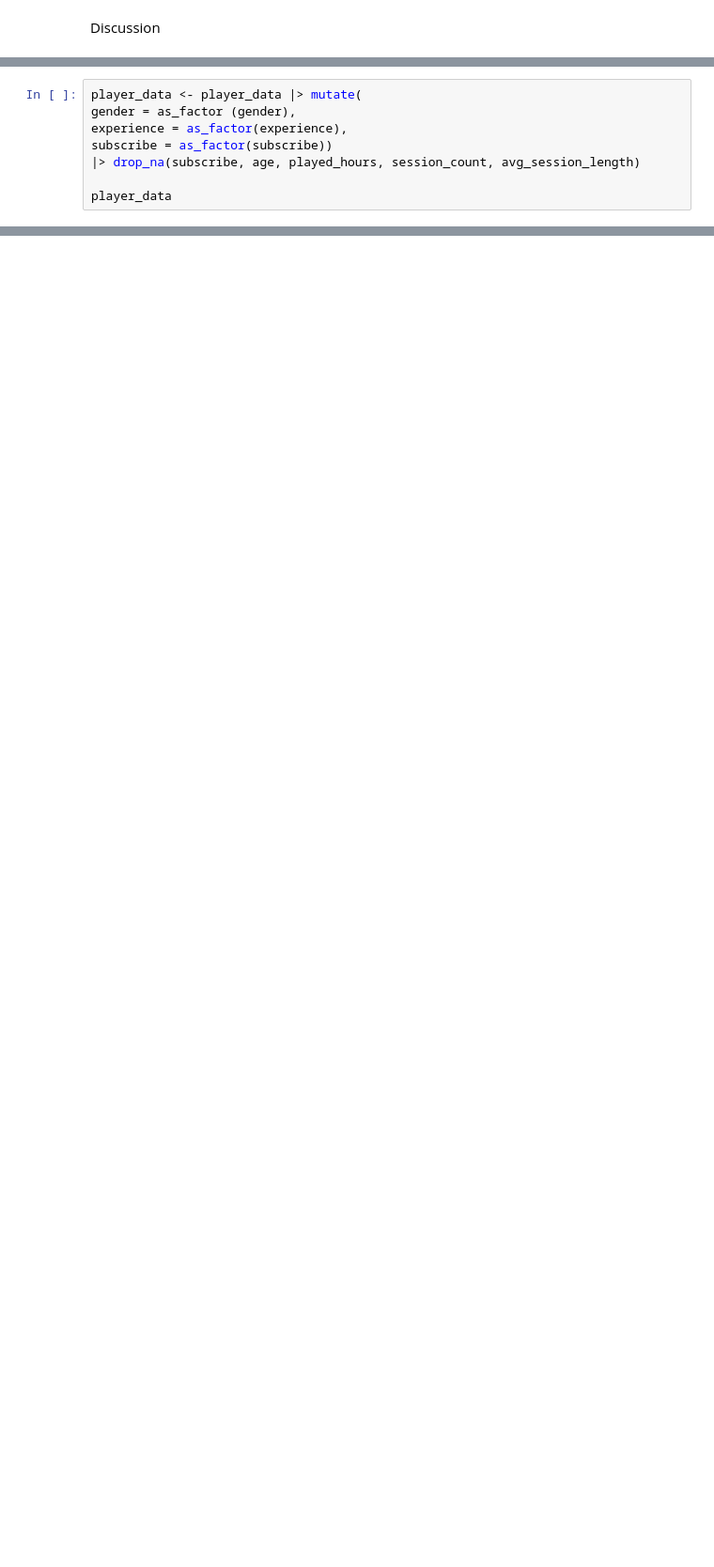
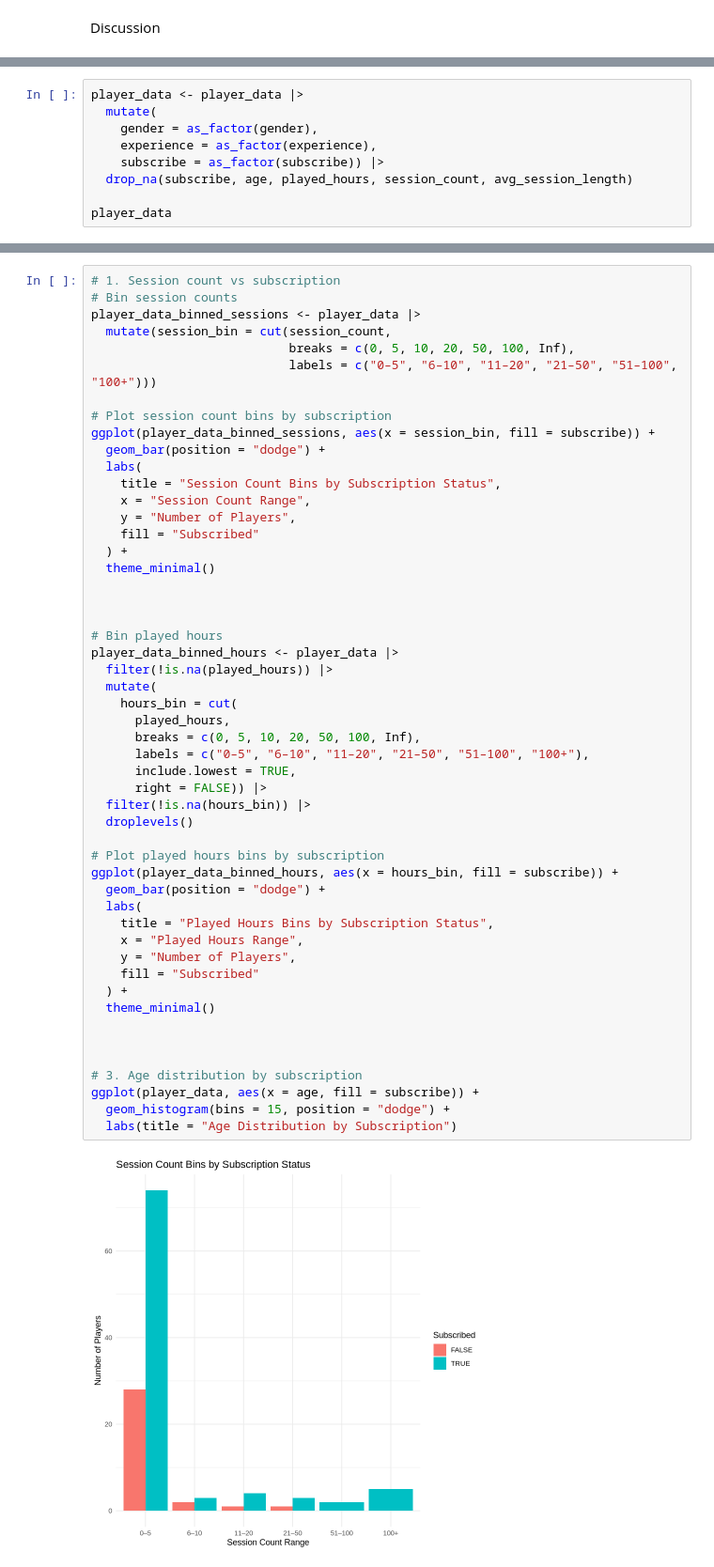
Before and after one commit to Zohranikjo/Game-Related-Newsletter-Subscription-Prediction-, a Jupyter notebook: subscription_modeling.ipynb, the cells around one changed output, grey strips where cells are left out. Shown at 94% size. Saved outputs shown, nothing was run; the diff lists cells and outputs as text; blank space fills up the shorter version.

Commit message:
Added Dataset & Codes for visualization and classification analysis

```diff
--- a/subscription_modeling.ipynb
+++ b/subscription_modeling.ipynb
@@ -186,11 +168,12 @@ A tibble: 196 × 10
 | Amateur | FALSE | f19e136ddde68f365afc860c725ccff54... | 2.3 | Male | 17 | 6 | 0.49722222 | ... |
 | Pro | TRUE | d9473710057f7d42f36570f0be83817a4... | 0.2 | Other | NA | 1 | 0.25000000 | ... |
 # %%
-player_data <- player_data |> mutate(
-gender = as_factor (gender),
-experience = as_factor(experience),
-subscribe = as_factor(subscribe))
-|> drop_na(subscribe, age, played_hours, session_count, avg_session_length)
+player_data <- player_data |>
+  mutate(
+    gender = as_factor(gender),
+    experience = as_factor(experience),
+    subscribe = as_factor(subscribe)) |>
+  drop_na(subscribe, age, played_hours, session_count, avg_session_length)
 
 player_data
 # %% [output]
@@ -200,0 +190,53 @@ ERROR: Error in parse(text = x, srcfile = src): <text>:5:1: unexpected '|>'
+# %%
+# 1. Session count vs subscription
+# Bin session counts
+player_data_binned_sessions <- player_data |>
+  mutate(session_bin = cut(session_count,
+                           breaks = c(0, 5, 10, 20, 50, 100, Inf),
+                           labels = c("0–5", "6–10", "11–20", "21–50", "51–100", "100+")))
+
+# Plot session count bins by subscription
+ggplot(player_data_binned_sessions, aes(x = session_bin, fill = subscribe)) +
+  geom_bar(position = "dodge") +
+  labs(
+    title = "Session Count Bins by Subscription Status",
+    x = "Session Count Range",
+    y = "Number of Players",
+    fill = "Subscribed"
+  ) +
+  theme_minimal()
+
+
+
+# Bin played hours
+player_data_binned_hours <- player_data |>
+  filter(!is.na(played_hours)) |>
+  mutate(
+    hours_bin = cut(
+      played_hours,
+      breaks = c(0, 5, 10, 20, 50, 100, Inf),
+      labels = c("0–5", "6–10", "11–20", "21–50", "51–100", "100+"),
+      include.lowest = TRUE,
+      right = FALSE)) |>
+  filter(!is.na(hours_bin)) |>
+  droplevels()
+
+# Plot played hours bins by subscription
+ggplot(player_data_binned_hours, aes(x = hours_bin, fill = subscribe)) +
+  geom_bar(position = "dodge") +
+  labs(
+    title = "Played Hours Bins by Subscription Status",
+    x = "Played Hours Range",
+    y = "Number of Players",
+    fill = "Subscribed"
+  ) +
+  theme_minimal()
+
+
+
+# 3. Age distribution by subscription
+ggplot(player_data, aes(x = age, fill = subscribe)) +
+  geom_histogram(bins = 15, position = "dodge") +
+  labs(title = "Age Distribution by Subscription")
+# %% [output]
+[figure, added]
```
Also changed, not shown: parts of 14 cells of this notebook.
